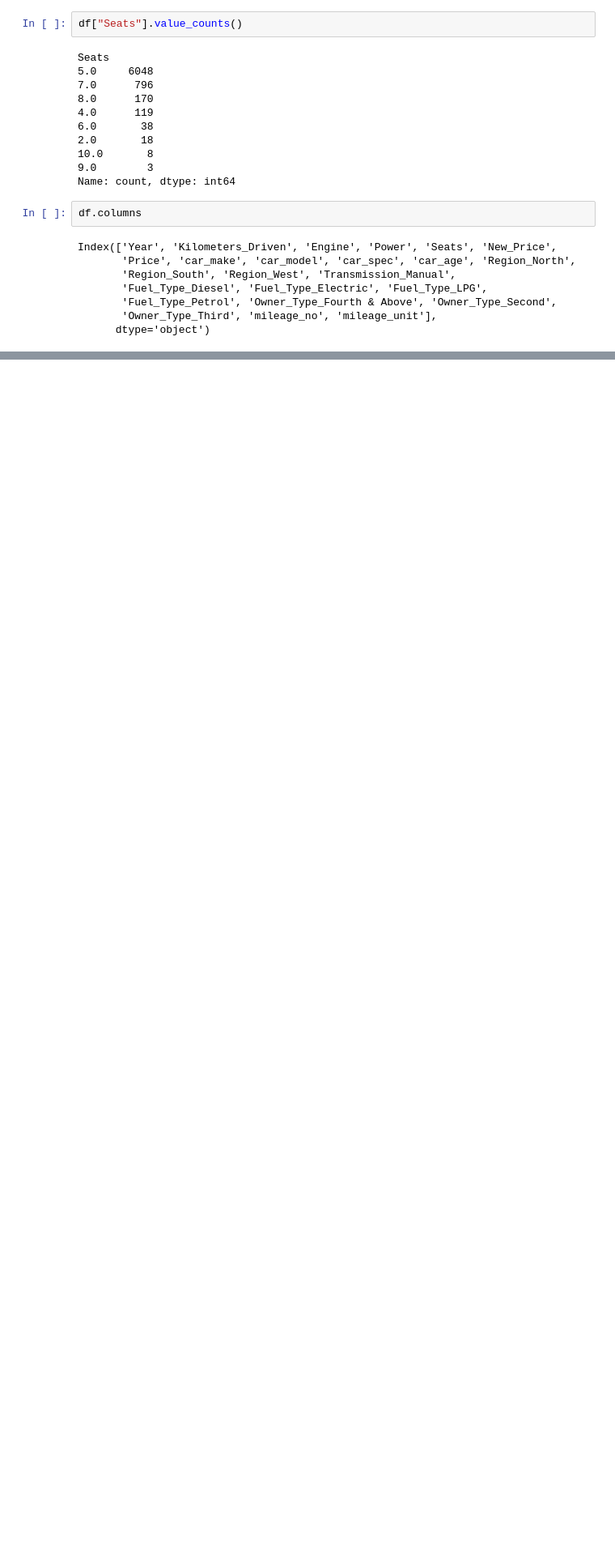
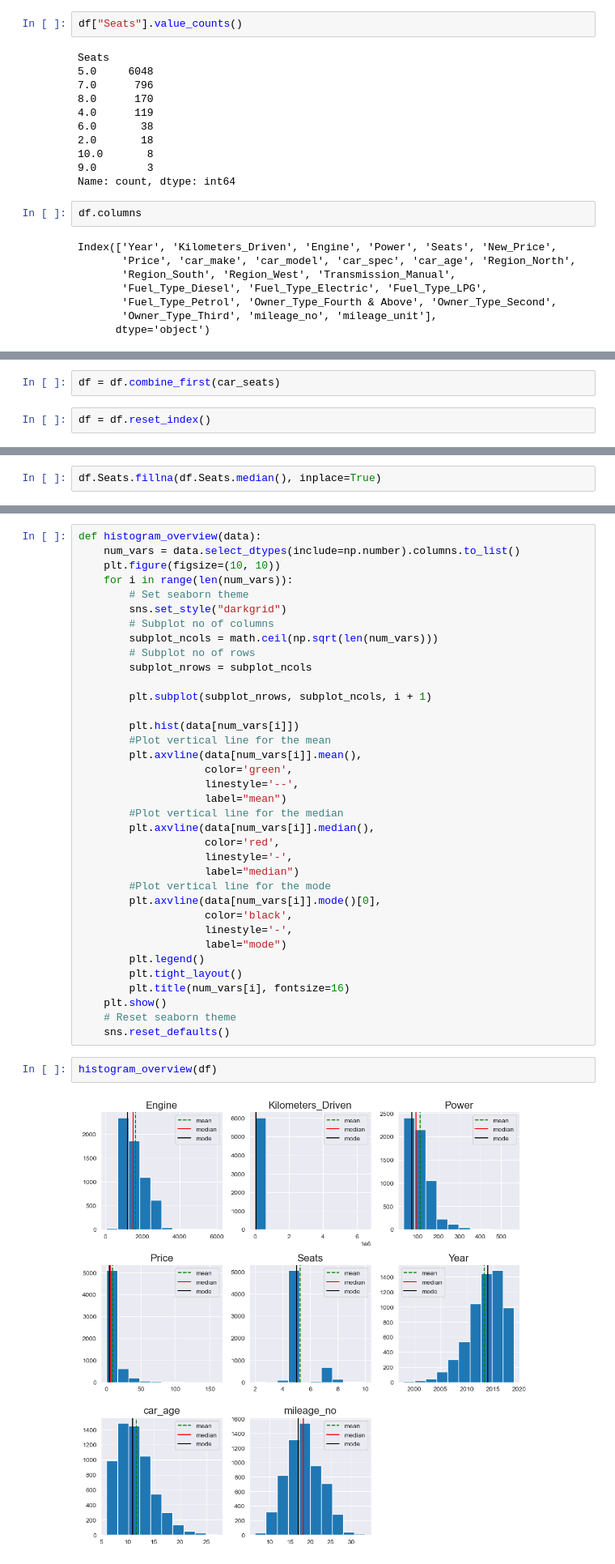
Before and after one commit to ashutosh-bhagat/Car-Resale-Price, a Jupyter notebook: app.ipynb, the cells around one changed output, grey strips where cells are left out. Shown at 81% size. Cells and saved outputs as stored; diff of their text form; blank space fills up the shorter version.

```diff
--- a/app.ipynb
+++ b/app.ipynb
@@ -650,0 +911,4 @@ Name: Price, dtype: float64
+# %%
+df = df.combine_first(car_seats)
+# %%
+df = df.reset_index()
@@ -650,0 +935,2 @@ Name: Price, dtype: float64
+# %%
+df.Seats.fillna(df.Seats.median(), inplace=True)
@@ -650,0 +965,40 @@ Name: Price, dtype: float64
+# %%
+def histogram_overview(data):
+    num_vars = data.select_dtypes(include=np.number).columns.to_list()
+    plt.figure(figsize=(10, 10))
+    for i in range(len(num_vars)):
+        # Set seaborn theme
+        sns.set_style("darkgrid")
+        # Subplot no of columns
+        subplot_ncols = math.ceil(np.sqrt(len(num_vars)))
+        # Subplot no of rows
+        subplot_nrows = subplot_ncols
+
+        plt.subplot(subplot_nrows, subplot_ncols, i + 1)
+
+        plt.hist(data[num_vars[i]])
+        #Plot vertical line for the mean
+        plt.axvline(data[num_vars[i]].mean(),
+                    color='green',
+                    linestyle='--',
+                    label="mean")
+        #Plot vertical line for the median
+        plt.axvline(data[num_vars[i]].median(),
+                    color='red',
+                    linestyle='-',
+                    label="median")
+        #Plot vertical line for the mode
+        plt.axvline(data[num_vars[i]].mode()[0],
+                    color='black',
+                    linestyle='-',
+                    label="mode")
+        plt.legend()
+        plt.tight_layout()
+        plt.title(num_vars[i], fontsize=16)
+    plt.show()
+    # Reset seaborn theme
+    sns.reset_defaults()
+# %%
+histogram_overview(df)
+# %% [output]
+[figure, added]
```
Also changed, not shown: parts of 37 cells of this notebook.
